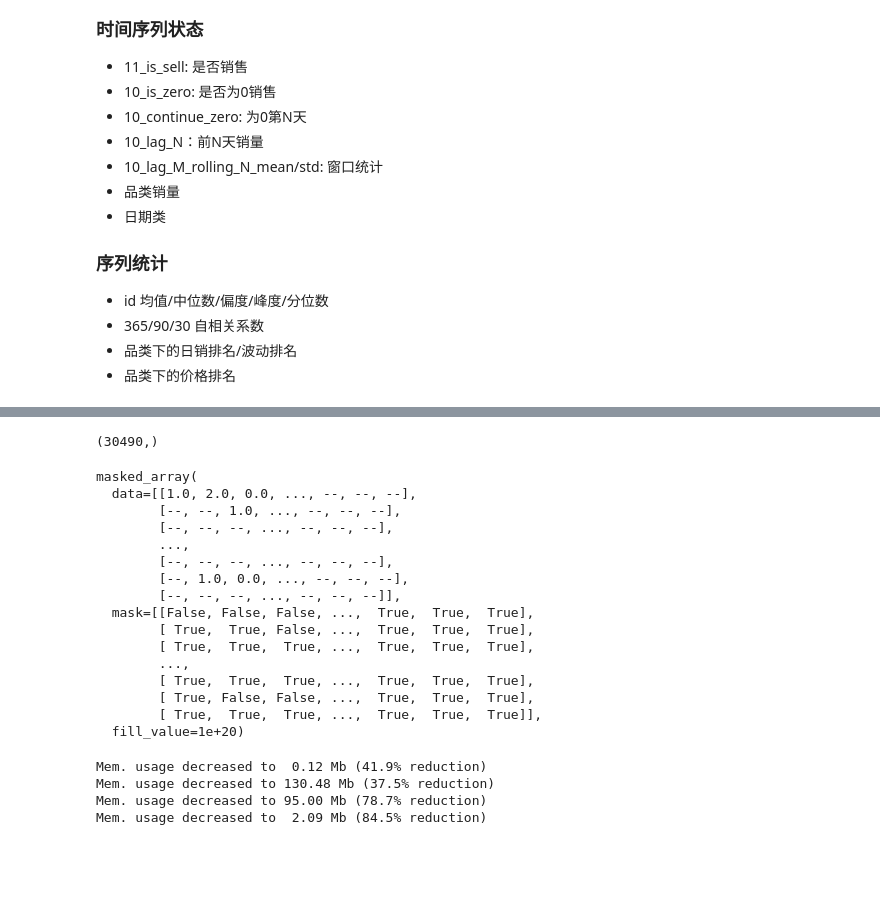
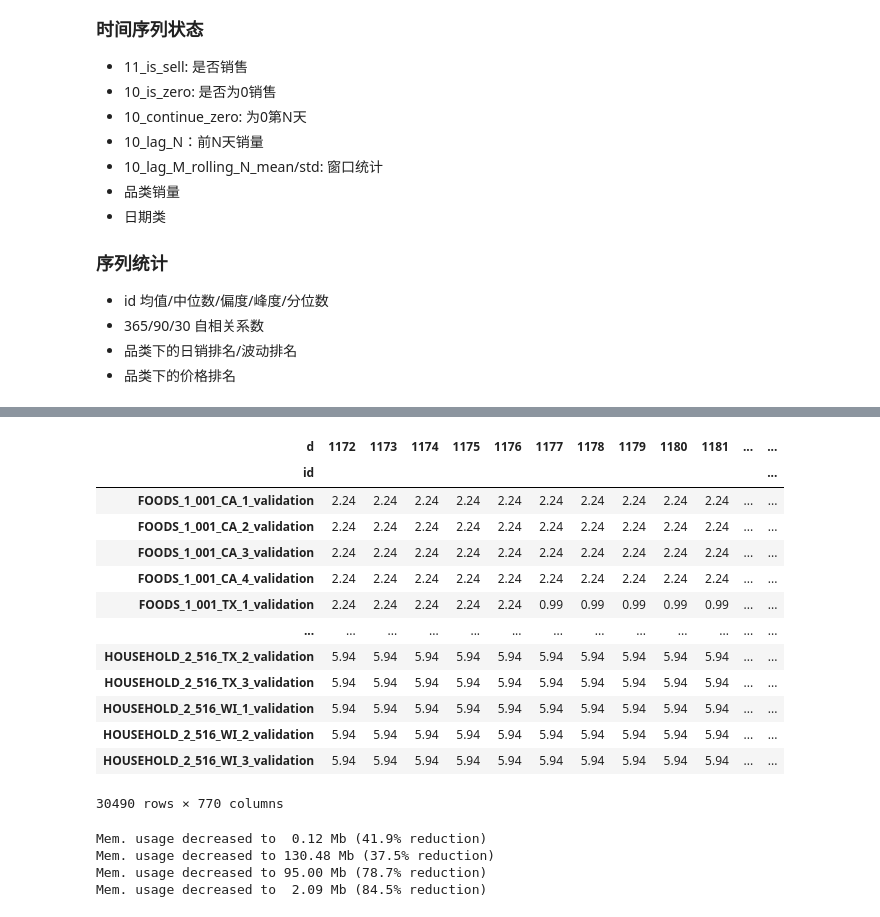
Before and after one commit to Relevation-143/Deep-Time-Series-Prediction, a Jupyter notebook: m5-wavenet.ipynb, the cells around one changed output, grey strips where cells are left out. Cells and saved outputs as stored; diff of their text form; code cells hidden in the pictures; blank space fills up the shorter version.

```diff
--- a/m5-wavenet.ipynb
+++ b/m5-wavenet.ipynb
@@ -143,23 +263,0 @@ np.argmax(xy_masked.mean(axis=1).data)
-# %%
-xy_masked.mean(axis=1).data.shape
-# %% [output]
-(30490,)
-# %%
-xy_masked
-# %% [output]
-masked_array(
-  data=[[1.0, 2.0, 0.0, ..., --, --, --],
-        [--, --, 1.0, ..., --, --, --],
-        [--, --, --, ..., --, --, --],
-        ...,
-        [--, --, --, ..., --, --, --],
-        [--, 1.0, 0.0, ..., --, --, --],
-        [--, --, --, ..., --, --, --]],
-  mask=[[False, False, False, ...,  True,  True,  True],
-        [ True,  True, False, ...,  True,  True,  True],
-        [ True,  True,  True, ...,  True,  True,  True],
-        ...,
-        [ True,  True,  True, ...,  True,  True,  True],
-        [ True, False, False, ...,  True,  True,  True],
-        [ True,  True,  True, ...,  True,  True,  True]],
-  fill_value=1e+20)
@@ -173,3 +277,20 @@ is_pad = np.zeros_like(sale)
+# %%
+df_price
+# %% [output]
+| d | 1172 | 1173 | 1174 | 1175 | 1176 | 1177 | 1178 | 1179 | 1180 | 1181 | ... | ... |
+| id |  |  |  |  |  |  |  |  |  |  |  | ... |
+| FOODS_1_001_CA_1_validation | 2.24 | 2.24 | 2.24 | 2.24 | 2.24 | 2.24 | 2.24 | 2.24 | 2.24 | 2.24 | ... | ... |
+| FOODS_1_001_CA_2_validation | 2.24 | 2.24 | 2.24 | 2.24 | 2.24 | 2.24 | 2.24 | 2.24 | 2.24 | 2.24 | ... | ... |
+| FOODS_1_001_CA_3_validation | 2.24 | 2.24 | 2.24 | 2.24 | 2.24 | 2.24 | 2.24 | 2.24 | 2.24 | 2.24 | ... | ... |
+| FOODS_1_001_CA_4_validation | 2.24 | 2.24 | 2.24 | 2.24 | 2.24 | 2.24 | 2.24 | 2.24 | 2.24 | 2.24 | ... | ... |
+| FOODS_1_001_TX_1_validation | 2.24 | 2.24 | 2.24 | 2.24 | 2.24 | 0.99 | 0.99 | 0.99 | 0.99 | 0.99 | ... | ... |
+| ... | ... | ... | ... | ... | ... | ... | ... | ... | ... | ... | ... | ... |
+| HOUSEHOLD_2_516_TX_2_validation | 5.94 | 5.94 | 5.94 | 5.94 | 5.94 | 5.94 | 5.94 | 5.94 | 5.94 | 5.94 | ... | ... |
+| HOUSEHOLD_2_516_TX_3_validation | 5.94 | 5.94 | 5.94 | 5.94 | 5.94 | 5.94 | 5.94 | 5.94 | 5.94 | 5.94 | ... | ... |
+| HOUSEHOLD_2_516_WI_1_validation | 5.94 | 5.94 | 5.94 | 5.94 | 5.94 | 5.94 | 5.94 | 5.94 | 5.94 | 5.94 | ... | ... |
+| HOUSEHOLD_2_516_WI_2_validation | 5.94 | 5.94 | 5.94 | 5.94 | 5.94 | 5.94 | 5.94 | 5.94 | 5.94 | 5.94 | ... | ... |
+| HOUSEHOLD_2_516_WI_3_validation | 5.94 | 5.94 | 5.94 | 5.94 | 5.94 | 5.94 | 5.94 | 5.94 | 5.94 | 5.94 | ... | ... |
+30490 rows × 770 columns
 # %%
 def reduce_mem_usage(df, verbose=True):
     numerics = ['int16', 'int32', 'int64', 'float16', 'float32', 'float64']
```
Also changed, not shown: parts of 32 cells of this notebook.
